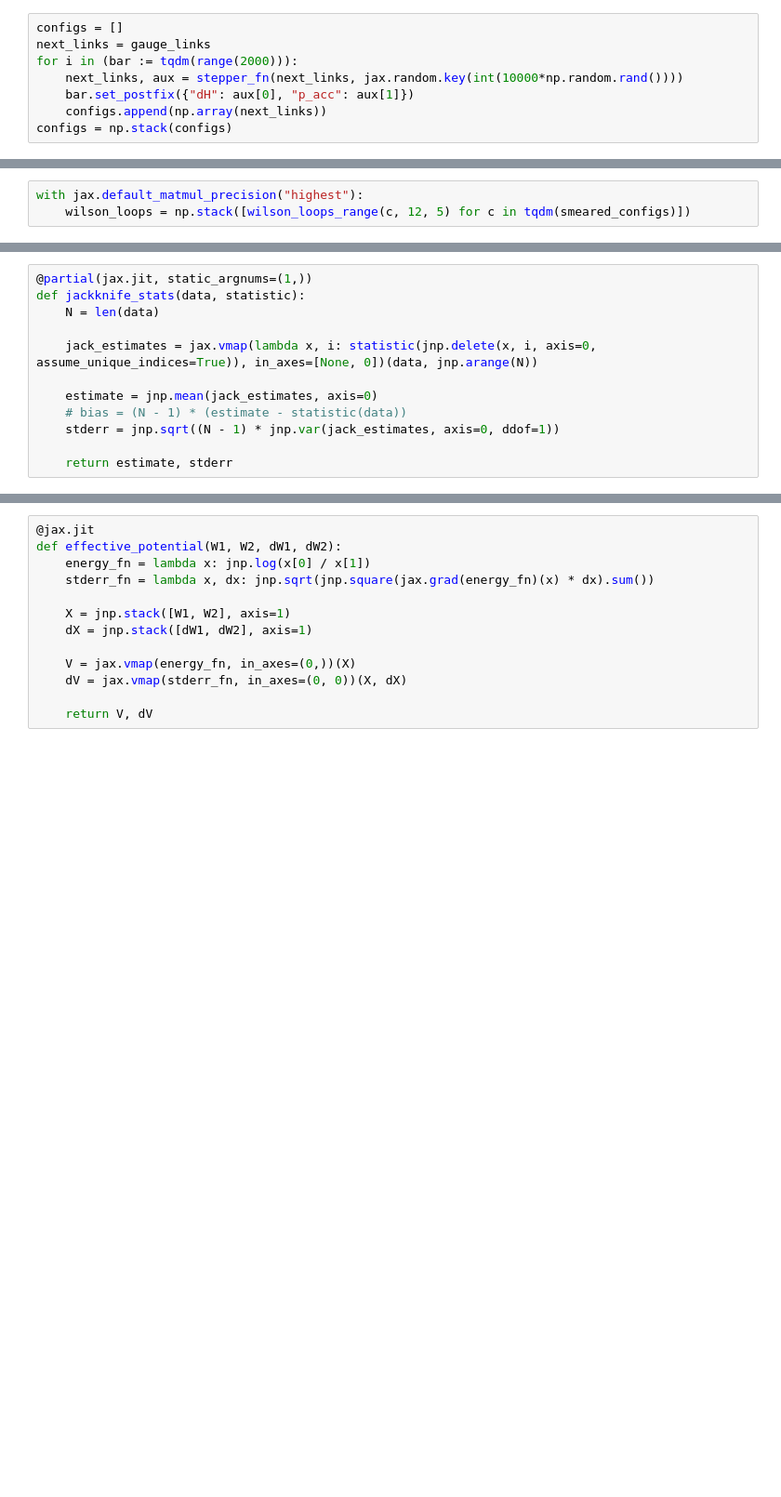
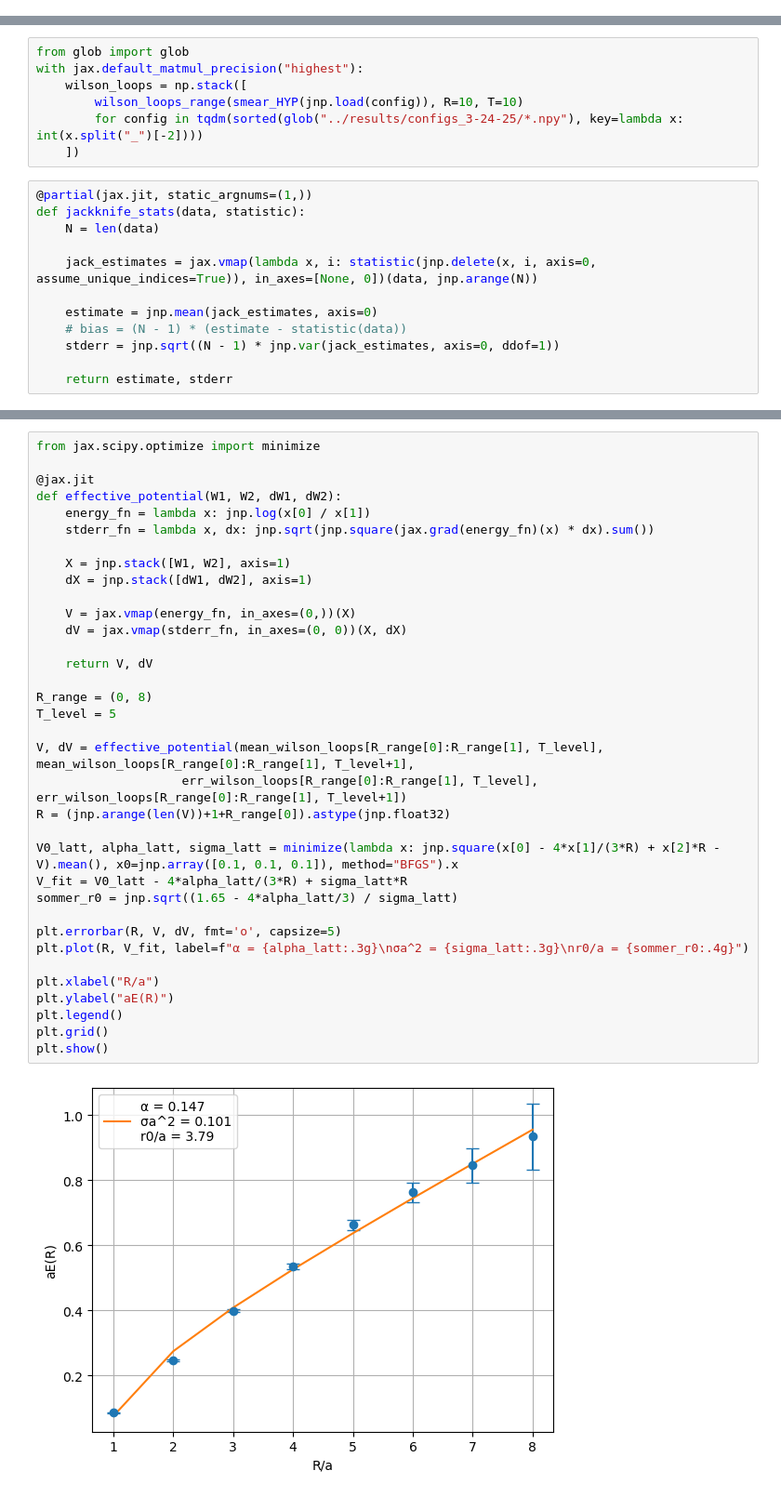
Before and after one commit to noah-lowry/lqcd-jax, a Jupyter notebook: jax-implementation/main.ipynb, the cells around one changed output, grey strips where cells are left out. Shown at 93% size. Cells and saved outputs as stored; diff of their text form; blank space fills up the shorter version.

```diff
--- a/jax-implementation/main.ipynb
+++ b/jax-implementation/main.ipynb
@@ -76,8 +71,0 @@ force = force_fn(gauge_links)
-# %%
-configs = []
-next_links = gauge_links
-for i in (bar := tqdm(range(2000))):
-    next_links, aux = stepper_fn(next_links, jax.random.key(int(10000*np.random.rand())))
-    bar.set_postfix({"dH": aux[0], "p_acc": aux[1]})
-    configs.append(np.array(next_links))
-configs = np.stack(configs)
@@ -88,3 +71,0 @@ smeared_configs = np.stack([np.array(smear_stout(c, n=5, rho=0.2, temporal=False
-# %%
-with jax.default_matmul_precision("highest"):
-    wilson_loops = np.stack([wilson_loops_range(c, 12, 5) for c in tqdm(smeared_configs)])
@@ -91,3 +105,10 @@ with jax.default_matmul_precision("highest"):
+# %%
+from glob import glob
+with jax.default_matmul_precision("highest"):
+    wilson_loops = np.stack([
+        wilson_loops_range(smear_HYP(jnp.load(config)), R=10, T=10)
+        for config in tqdm(sorted(glob("../results/configs_3-24-25/*.npy"), key=lambda x: int(x.split("_")[-2])))
+    ])
 # %%
 @partial(jax.jit, static_argnums=(1,))
 def jackknife_stats(data, statistic):
@@ -109,13 +130,37 @@ Mean plaquette: 0.935396 (0.000142)
 # %%
+from jax.scipy.optimize import minimize
+
 @jax.jit
 def effective_potential(W1, W2, dW1, dW2):
     energy_fn = lambda x: jnp.log(x[0] / x[1])
     stderr_fn = lambda x, dx: jnp.sqrt(jnp.square(jax.grad(energy_fn)(x) * dx).sum())
 
     X = jnp.stack([W1, W2], axis=1)
     dX = jnp.stack([dW1, dW2], axis=1)
 
     V = jax.vmap(energy_fn, in_axes=(0,))(X)
     dV = jax.vmap(stderr_fn, in_axes=(0, 0))(X, dX)
 
     return V, dV
+
+R_range = (0, 8)
+T_level = 5
+
+V, dV = effective_potential(mean_wilson_loops[R_range[0]:R_range[1], T_level], mean_wilson_loops[R_range[0]:R_range[1], T_level+1],
+                    err_wilson_loops[R_range[0]:R_range[1], T_level], err_wilson_loops[R_range[0]:R_range[1], T_level+1])
+R = (jnp.arange(len(V))+1+R_range[0]).astype(jnp.float32)
+
+V0_latt, alpha_latt, sigma_latt = minimize(lambda x: jnp.square(x[0] - 4*x[1]/(3*R) + x[2]*R - V).mean(), x0=jnp.array([0.1, 0.1, 0.1]), method="BFGS").x
+V_fit = V0_latt - 4*alpha_latt/(3*R) + sigma_latt*R
+sommer_r0 = jnp.sqrt((1.65 - 4*alpha_latt/3) / sigma_latt)
+
+plt.errorbar(R, V, dV, fmt='o', capsize=5)
+plt.plot(R, V_fit, label=f"α = {alpha_latt:.3g}\nσa^2 = {sigma_latt:.3g}\nr0/a = {sommer_r0:.4g}")
+
+plt.xlabel("R/a")
+plt.ylabel("aE(R)")
+plt.legend()
+plt.grid()
+plt.show()
+# %% [output]
+[figure, added]
```
Also changed, not shown: parts of 15 cells of this notebook, 1 other file.
